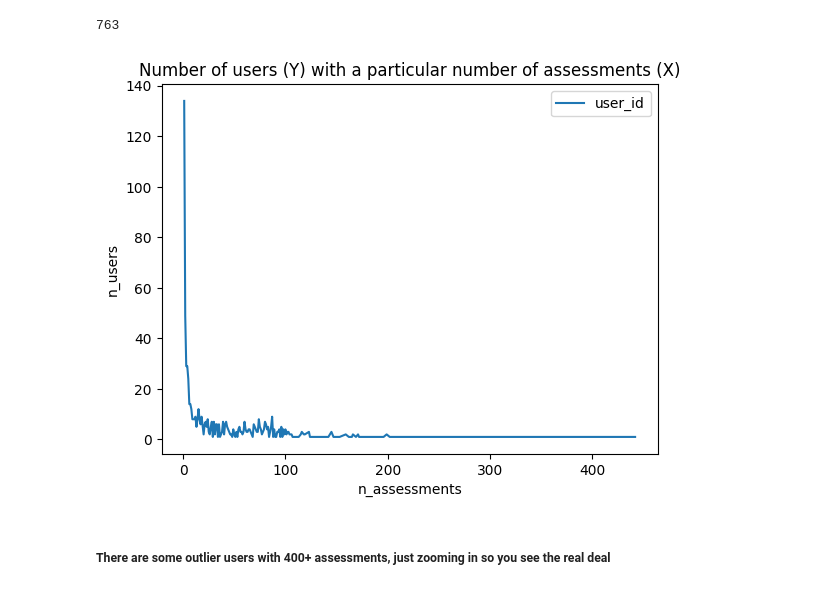
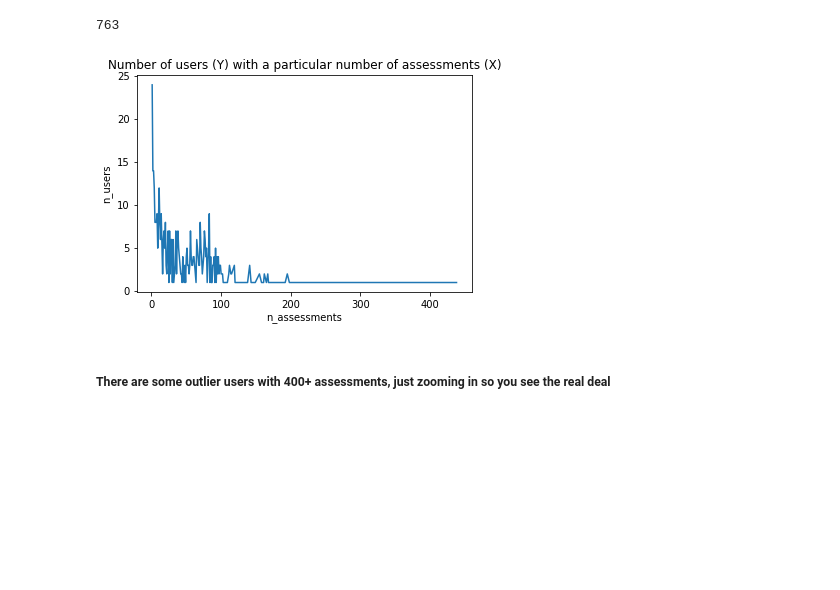
Before and after one commit to joa24jm/UsAs, a Jupyter notebook: src/d01_analysis/uniti.ipynb, the cells around one changed output. Drawn from its saved outputs; the diff is of its cells as text; code cells hidden in the pictures; blank space fills up the shorter version.

```diff
--- a/src/d01_analysis/uniti.ipynb
+++ b/src/d01_analysis/uniti.ipynb
@@ -22,4 +25,3 @@ warnings.filterwarnings('ignore')
 # %%
 # read data
-uniti_raw = pd.read_csv("../../data/d01_raw/uniti/uniti_dataset_22.09.28.csv")
-uniti_raw.head()
+df = pd.read_csv("../../data/d01_raw/uniti/uniti_dataset_22.09.28.csv")
@@ -51,5 +45,5 @@ Number of unique users: 763
 # %%
 #Split the users into 5 categories based on the number of times they interacted with the app.
-uniti_raw['assessment_quantile'] = uniti_raw.user_id.map(pd.qcut(uniti_raw.user_id.value_counts(), 5).to_dict())
+df['assessment_quantile'] = df.user_id.map(pd.qcut(df.user_id.value_counts(), 5).to_dict())
 # %%
 #Show the number of users that fall into each 'assessment_quantile' group from above.
@@ -67,18 +61,18 @@ print(151+152+155+122+183)
 # %% [output]
 763
 # %%
-ax = sns.lineplot(
-    pd.DataFrame(
-        uniti_raw.user_id.value_counts().sort_values(ascending=True).value_counts()
+statistic = pd.DataFrame(
+        df.user_id.value_counts().sort_values(ascending=True).value_counts()
     ).rename(
         {'index':'length', 'user_id':'n_users'}
-    ))
+    )
+ax = sns.lineplot(data=statistic, x=statistic.index, y='user_id')
 ax.set_ylabel("n_users")
 ax.set_xlabel("n_assessments")
 ax.set_title("Number of users (Y) with a particular number of assessments (X)")
 print("") #Just my hack to suppress the annoying seaborn output. Dunno how to turn it off, sorry.
 # %% [output]
-[figure, old version]
+[figure, new version]
 # %% [markdown]
 ##### There are some outlier users with 400+ assessments, just zooming in so you see the real deal
 # %%
```
Also changed, not shown: parts of 31 cells of this notebook.
